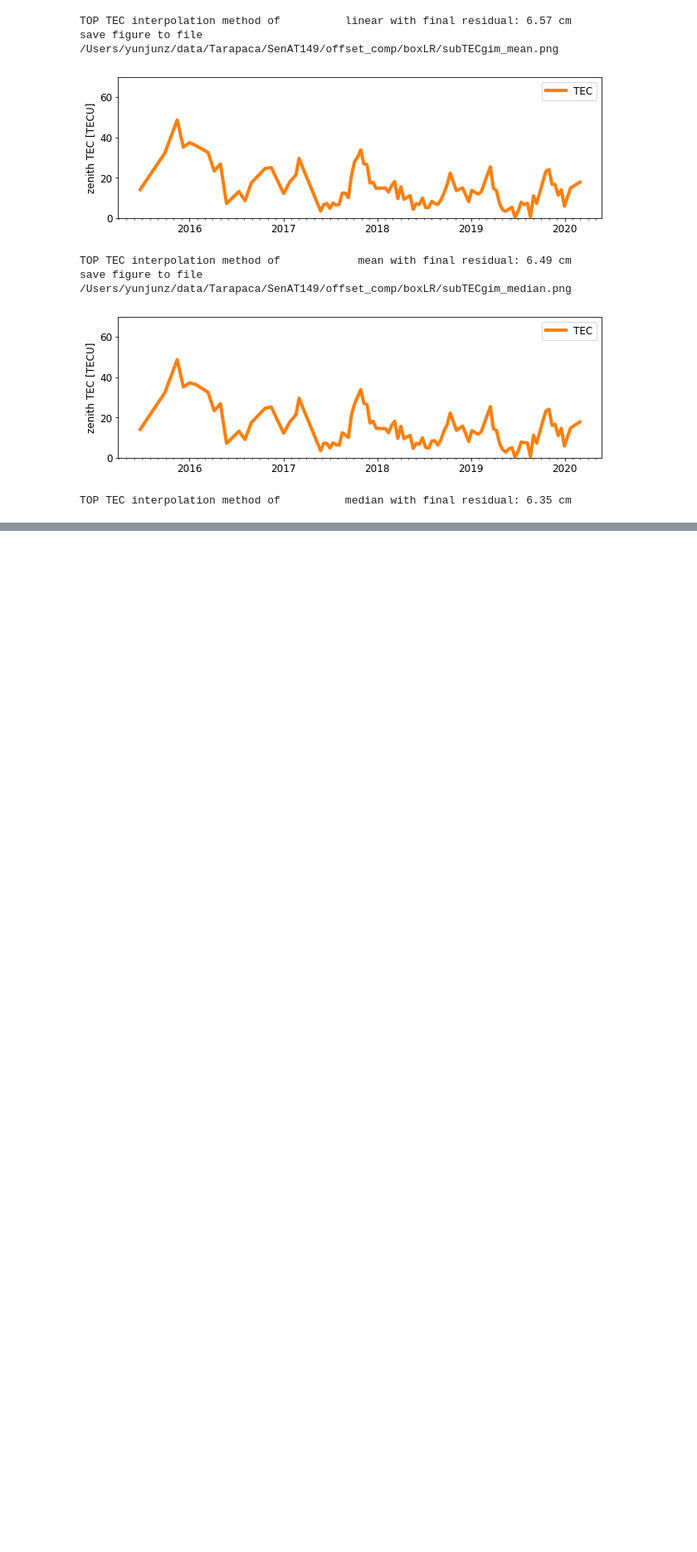
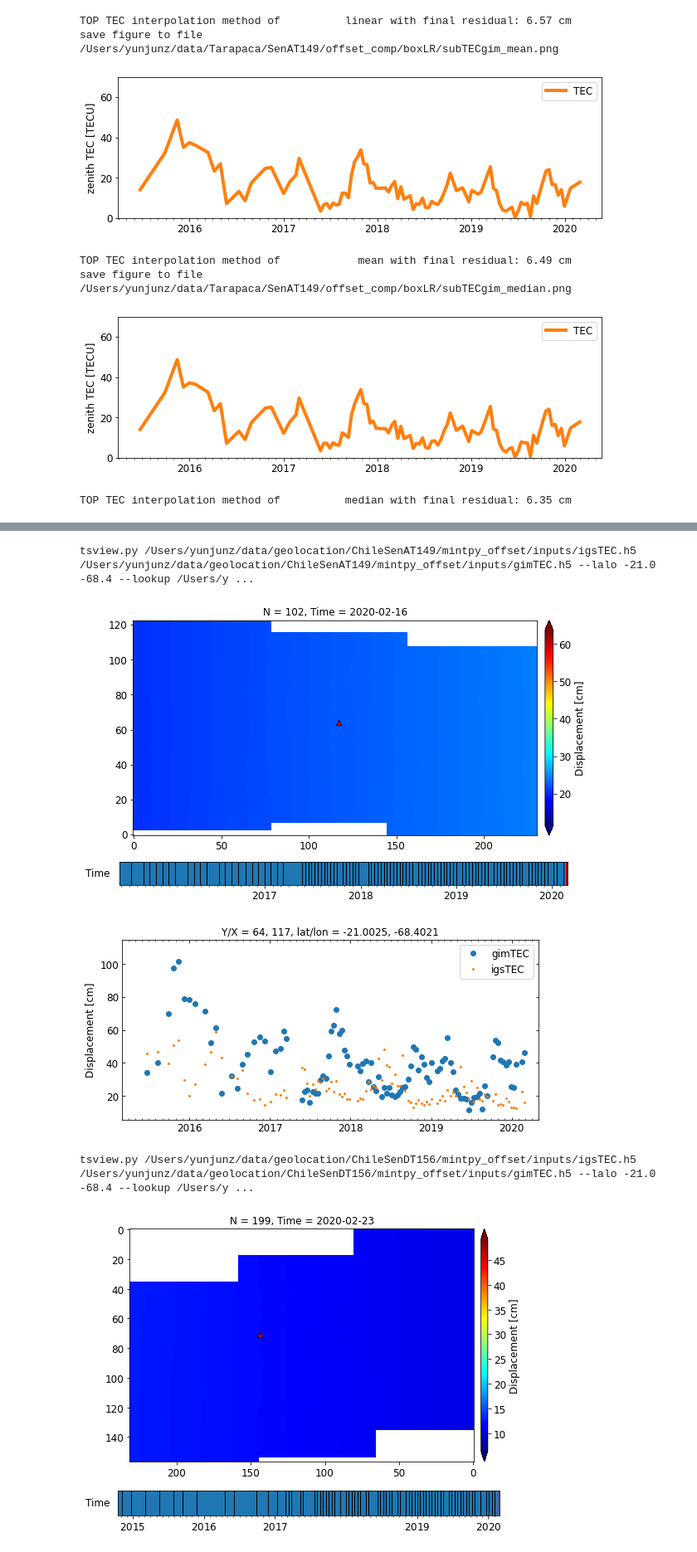
Before and after one commit to yunjunz/2022-Geolocation, a Jupyter notebook: prep_gim_tec.ipynb, the cells around one changed output, grey strips where cells are left out. Shown at 83% size. Saved outputs shown, nothing was run; the diff lists cells and outputs as text; code cells hidden in the pictures; blank space fills up the shorter version.

```diff
--- a/prep_gim_tec.ipynb
+++ b/prep_gim_tec.ipynb
@@ -262,0 +355,16 @@ TOP TEC interpolation method of          median with final residual: 6.35 cm
+# %%
+from mintpy import tsview
+proj_dirs = [os.path.expanduser('~/data/geolocation/ChileSenAT149'),
+             os.path.expanduser('~/data/geolocation/ChileSenDT156')]
+for proj_dir in proj_dirs:
+    gim_tec_file = os.path.join(proj_dir, 'mintpy_offset/inputs/gimTEC.h5')
+    igs_tec_file = os.path.join(proj_dir, 'mintpy_offset/inputs/igsTEC.h5')
+    geom_file    = os.path.join(proj_dir, 'mintpy_offset/inputs/geometryRadar.h5')
+    iargs = [igs_tec_file, gim_tec_file, '--lalo', '-21.0', '-68.4', '--lookup', geom_file, '--noverbose', '--figsize', '9', '4']
+    tsview.main(iargs)
+# %% [output]
+tsview.py /Users/yunjunz/data/geolocation/ChileSenAT149/mintpy_offset/inputs/igsTEC.h5 /Users/yunjunz/data/geolocation/ChileSenAT149/mintpy_offset/inputs/gimTEC.h5 --lalo -21.0 -68.4 --lookup /Users/y ...
+[figure, added]
+[figure, added]
+tsview.py /Users/yunjunz/data/geolocation/ChileSenDT156/mintpy_offset/inputs/igsTEC.h5 /Users/yunjunz/data/geolocation/ChileSenDT156/mintpy_offset/inputs/gimTEC.h5 --lalo -21.0 -68.4 --lookup /Users/y ...
+[figure, added]
```
Also changed, not shown: parts of 14 cells of this notebook.
